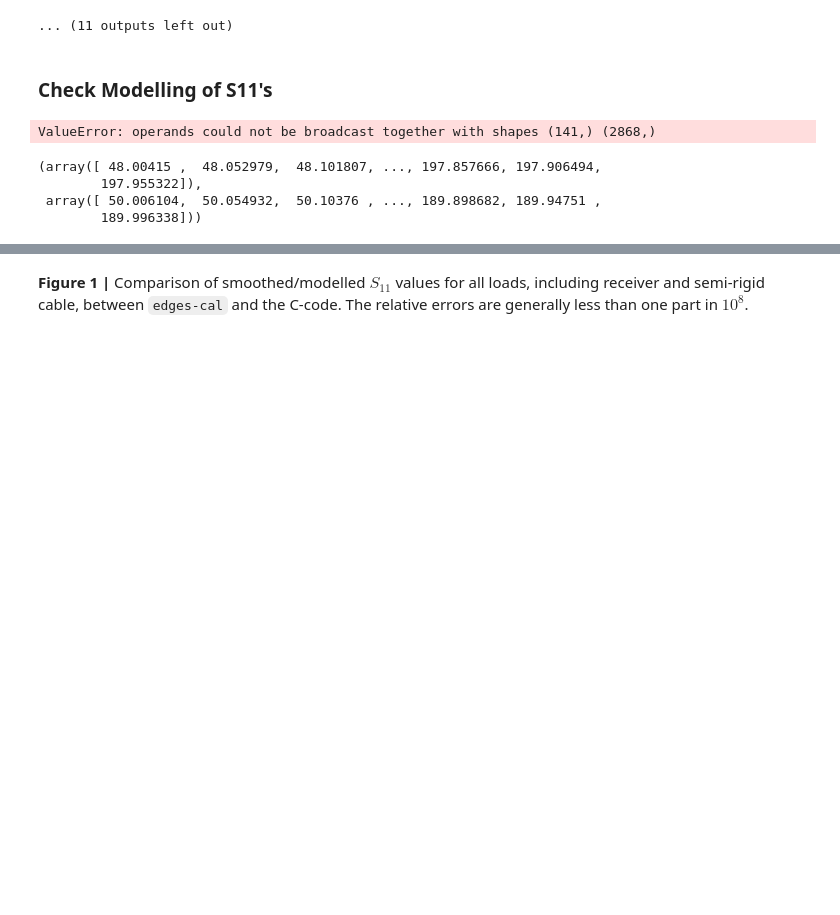
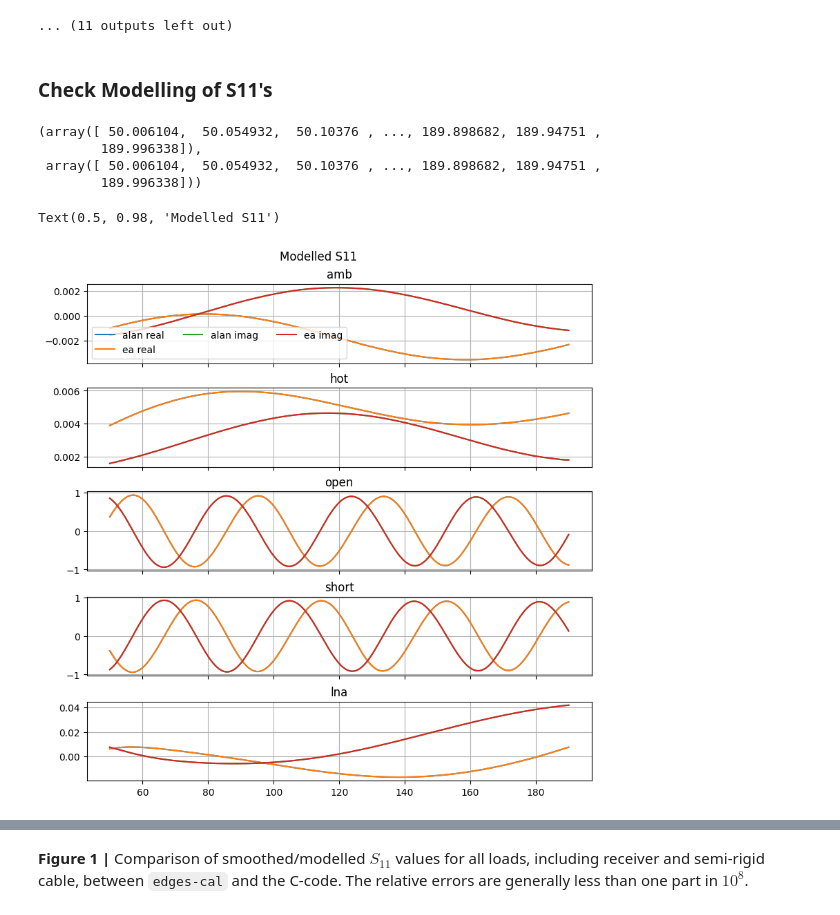
Before and after one commit to edges-collab/edges-bowman2018-pipeline, a Jupyter notebook: src/edges_pipelines/notebooks/receiver-calibration.ipynb, the cells around one changed output, grey strips where cells are left out. Cells and saved outputs as stored; diff of their text form; code cells hidden in the pictures; blank space fills up the shorter version.

```diff
--- a/src/edges_pipelines/notebooks/receiver-calibration.ipynb
+++ b/src/edges_pipelines/notebooks/receiver-calibration.ipynb
@@ -127,6 +138,7 @@ loads = ['amb', 'hot', 'open', 'short']
 _alans11m = np.genfromtxt(f"{alan_dir}/s11_modelled.txt", comments="#", names=True)
 _ours11m = np.genfromtxt(f"{output_dir}/s11_modelled.txt", comments="#", names=True)
 
+mask = (_alans11m['freq'] >= np.min(_ours11m['freq'])) & (_alans11m['freq'] <= np.max(_ours11m['freq']))
 
 alans11m = {}
 ours11m = {}
@@ -134,32 +146,38 @@ for load in loads + ['lna']:
     alans11m[load] = _alans11m[f"{load}_real"] + 1j*_alans11m[f"{load}_imag"]
     ours11m[load] = _ours11m[f"{load}_real"] + 1j*_ours11m[f"{load}_imag"]
 
-assert np.allclose(_alans11m['freq'], _ours11m['freq'])
+    alans11m[load] = alans11m[load][mask]
+
+alans11m_freq = _alans11m['freq'][mask]
+
+
+assert np.allclose(alans11m_freq, _ours11m['freq'])
-# %% [output]
-ValueError: operands could not be broadcast together with shapes (141,) (2868,)
-# %%
-_alans11m['freq'], _ours11m['freq']
-# %% [output]
-(array([ 48.00415 ,  48.052979,  48.101807, ..., 197.857666, 197.906494,
-        197.955322]),
- array([ 50.006104,  50.054932,  50.10376 , ..., 189.898682, 189.94751 ,
-        189.996338]))
+# %%
+alans11m_freq, _ours11m['freq']
+# %% [output]
+(array([ 50.006104,  50.054932,  50.10376 , ..., 189.898682, 189.94751 ,
+        189.996338]),
+ array([ 50.006104,  50.054932,  50.10376 , ..., 189.898682, 189.94751 ,
+        189.996338]))
 # %%
 fig, ax = plt.subplots(len(alans11m), 1, sharex=True, constrained_layout=True, figsize=(8, 8))
 
 for i, load in enumerate(alans11m):
-    ax[i].plot(_alans11m['freq'], alans11m[load].real, label='alan real')
-    ax[i].plot(_alans11m['freq'], ours11m[load].real, label='ea real')
+    ax[i].plot(alans11m_freq, alans11m[load].real, label='alan real')
+    ax[i].plot(alans11m_freq, ours11m[load].real, label='ea real')
 
-    ax[i].plot(_alans11m['freq'], alans11m[load].imag, label='alan imag')
-    ax[i].plot(_alans11m['freq'], ours11m[load].imag, label='ea imag')
+    ax[i].plot(alans11m_freq, alans11m[load].imag, label='alan imag')
+    ax[i].plot(alans11m_freq, ours11m[load].imag, label='ea imag')
 
     #ax[i].plot(alancal['freq'], np.abs(alans11m[load] - ours11m[load]), label='abs')
     ax[i].set_title(load)
     ax[i].grid()
 ax[0].legend(ncols=3)
 
 plt.suptitle('Modelled S11')
+# %% [output]
+Text(0.5, 0.98, 'Modelled S11')
+[figure, added]
 # %%
 fig, ax = plt.subplots(len(alans11m), 1, sharex=True, constrained_layout=True, figsize=(8,8))
 
```
Also changed, not shown: parts of 7 cells of this notebook.
